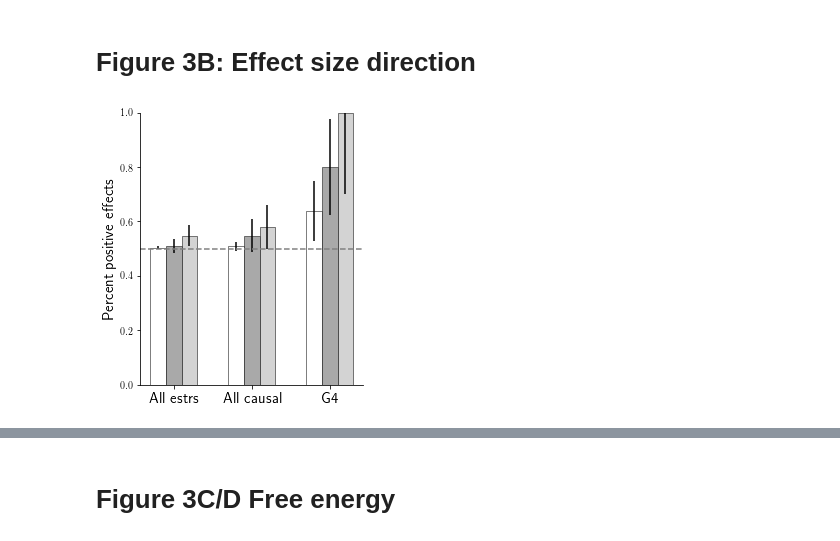
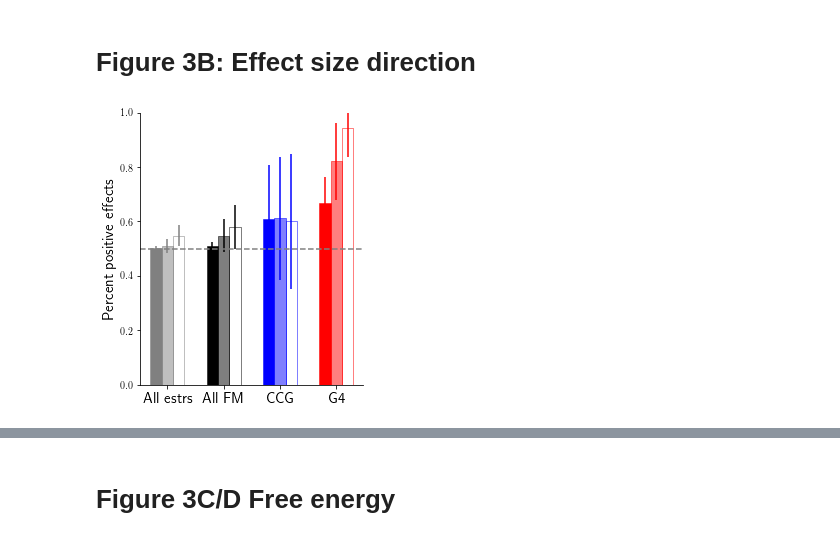
Before and after one commit to gymreklab/gtex-estrs-paper, a Jupyter notebook: Figures/eSTR-GTEx-Figure3.ipynb, the cells around one changed output, grey strips where cells are left out. Saved outputs shown, nothing was run; the diff lists cells and outputs as text; code cells hidden in the pictures.

```diff
--- a/Figures/eSTR-GTEx-Figure3.ipynb
+++ b/Figures/eSTR-GTEx-Figure3.ipynb
@@ -69,7 +62,8 @@ all_mfold = all_mfold.drop_duplicates()
 # %% [output]
 Populating the interactive namespace from numpy and matplotlib
 # %%
-def IsG4(motif):
+g4_motifs = set(causal[causal["motif"].apply(lambda x: "GGG" in x or "CCC" in x or x=="C" or x =="G")]["motif"])
+"""
     g4_motifs = ["AGGG", "CCCG",\
                 "ACCC", "GGGT", \
                 "AGGGG", "CCCCT", \
@@ -85,5 +79,16 @@ def IsG4(motif):
                 "AGCCCC", "GGGGCT", \
                 "CCCCCG", "CGGGGG", \
                 "CCCGG", "CCGGG", \
-                "AGAGGG", "CCCTCT"]
+                "AGAGGG", "CCCTCT", \
+                "CCCCGG", "CCGGGG"]
+"""
+def IsG4(motif):
     return motif in g4_motifs
+
+def IsGControl(motif):
+    g_motifs = ["CCG", "CGG"]
+    return motif in g_motifs
+
+for x in (sorted(list(g4_motifs))):
+    num=(causal[causal["motif"]==x].shape[0])
+    print("%s:%s"%(x, num))
@@ -98,6 +121,7 @@ def IsG4(motif):
 labels = []
 colors = []
 ecolors = []
+alphas = []
 dirs = []
 stderrs = []
 nums = []
@@ -109,48 +133,55 @@ dist = 3000
 tss_bins = [(-1000000, 10000000), (-1*dist, dist), (0, dist)]
 binlabels = ["ALL", "promoter", "downstream"]
 bincolors = [ "white", "darkgray", "lightgray"]
+classcolors = ["gray","black","blue","red"]
+binalphas = [1, 0.5, 0]
 
 g4 = causal[causal["motif"].apply(IsG4)]
-dfs = [ estrs, causal, g4]
-dflabels = ["All estrs", "All causal", "G4"]
-#for period in range(1, 7):
-#    dfs.append(causal[causal["motif"].apply(len)==period])
-#    dflabels.extend(["%s"%period])
+gcontrol = causal[causal["motif"].apply(IsGControl)]
+dfs = [ estrs, causal, gcontrol, g4]
+dflabels = ["All estrs", "All FM", "CCG", "G4"]
 
 ind = 0
 for df in dfs:
     dflabel = dflabels[ind]
     for tbin in tss_bins:
         l = binlabels[tss_bins.index(tbin)]
         df_bin = df[(df["dist.tss"]>=tbin[0]) & (df["dist.tss"]<tbin[1])]
         perc = np.mean(df_bin["beta"]>0)
         dirs.append(perc)
         if perc < 1:
             stderrs.append(1.96*np.sqrt(perc*(1-perc)/df_bin.shape[0]))
         else:
             stderrs.append(3/df_bin.shape[0])
         nums.append(df_bin.shape[0])
         pvals.append(scipy.stats.binom_test(perc*df_bin.shape[0], df_bin.shape[0]))
+    colors.extend([classcolors[ind]]*3)
+    alphas.extend(binalphas)
     ind += 1
-    colors.extend(bincolors)
-    ecolors.extend(bincolors)
+    #colors.extend(bincolors)
+    #ecolors.extend(bincolors)
     xvals.extend([ind, ind+w, ind+2*w])
     labels.append(dflabel)
+
+rgba_colors = np.zeros((len(xvals), 4))
+for i in range(len(colors)):
+    rgba_colors[i, 0:3] = matplotlib.colors.to_rgba(colors[i])[0:3]
+rgba_colors[:, 3] = alphas
 
 fig = plt.figure()
 fig.set_size_inches((4, 5))
 ax = fig.add_subplot(111)
-ax.bar(xvals, dirs, color=colors, edgecolor="black", linewidth=0.5, yerr=stderrs, ecolor="black", width=w)
+ax.bar(xvals, dirs, color=rgba_colors, edgecolor=colors, linewidth=0.5, yerr=stderrs, ecolor=colors,  width=w)
 ax.axhline(y=0.5, linestyle="dashed", color="gray")
 ax.set_ylim(bottom=0, top=1);
 ax.spines['right'].set_visible(False)
 ax.spines['top'].set_visible(False)
 ax.yaxis.set_ticks_position('left')
 ax.xaxis.set_ticks_position('bottom')
 ax.set_xticks([xvals[i] for i in range(len(xvals)) if i%3 == 1])
 ax.set_xticklabels(labels, size=15);
 ax.set_ylabel("Percent positive effects", size=15)
 if SAVEPLOT: fig.savefig(os.path.join(RESULTSDIR, "%s_G4Direction.pdf"%FIGPREFIX));
 # %% [output]
-[figure, old version]
+[figure, new version]
 # %%
```
Also changed, not shown: parts of 14 cells of this notebook, 7 other files.
